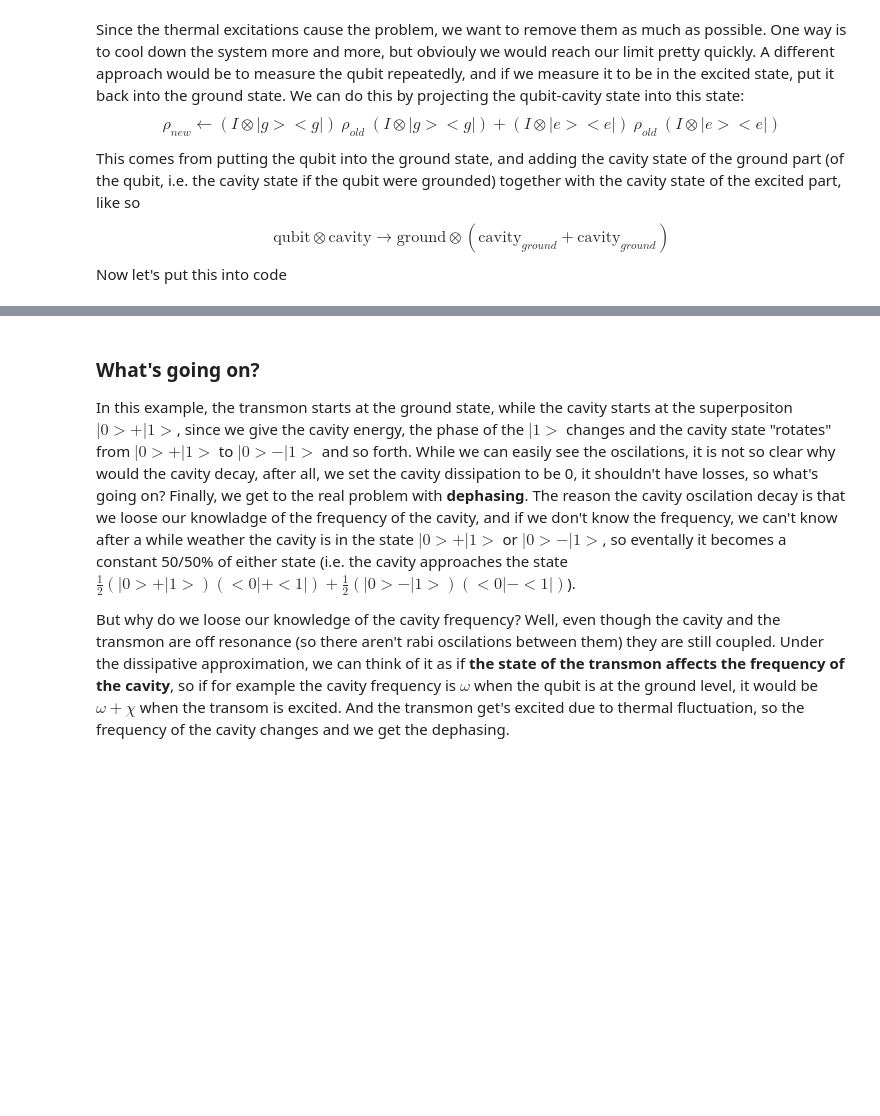
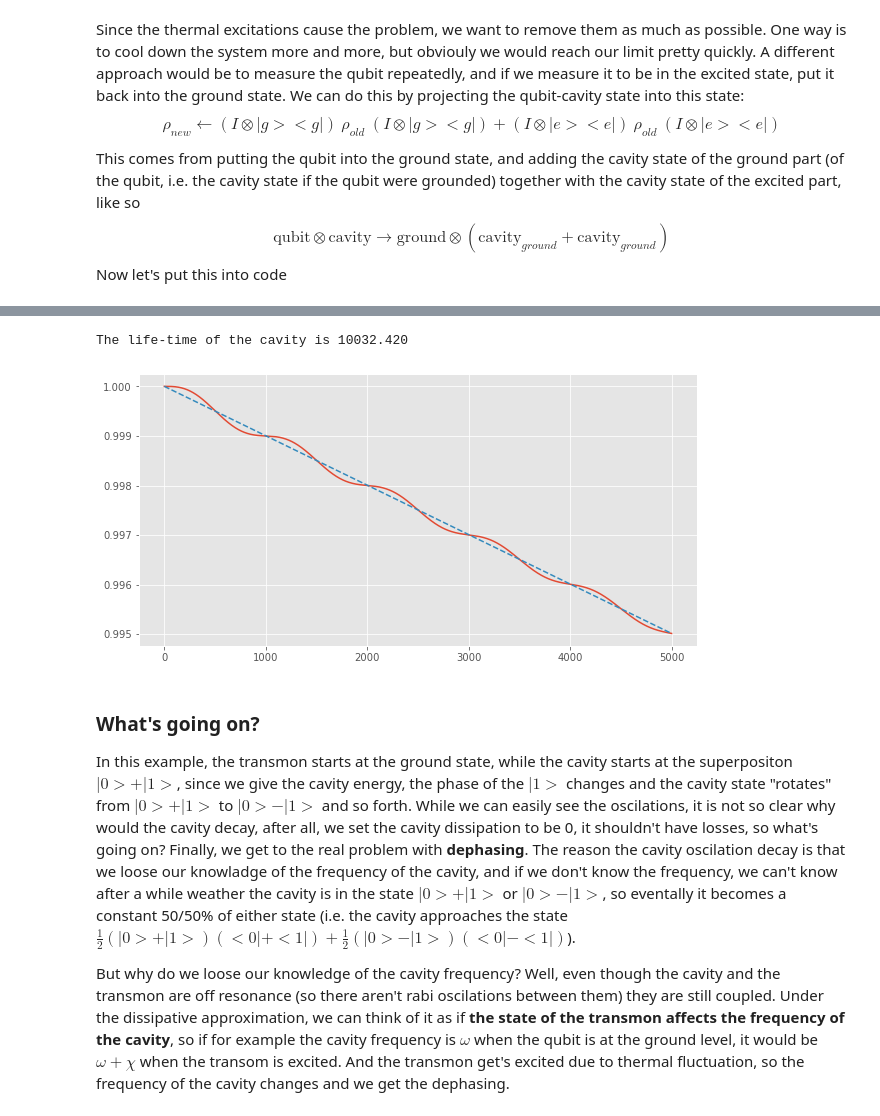
Before and after one commit to DanielCohenHillel/Cavity-Analysis, a Jupyter notebook: dephasing/dephasing.ipynb, the cells around one changed output, grey strips where cells are left out. Saved outputs shown, nothing was run; the diff lists cells and outputs as text; code cells hidden in the pictures; blank space fills up the shorter version.

```diff
--- a/dephasing/dephasing.ipynb
+++ b/dephasing/dephasing.ipynb
@@ -58,30 +51,26 @@ tlist = np.linspace(0, 1_000_000, 10_000)  # MUST: max(tlist) >> 1/chi
 #### 🔹 Defining Hamiltonian, initial state and operators
 # %%
 # intial state
-cav0  = (qt.basis(N, 1) + qt.basis(N, 0))/np.sqrt(2)
-qub0  = qt.basis(qub_lvls, 0)
-# psi0  = qt.ket2dm(qt.tensor(cav0, qub0))
-psi0  = qt.ket2dm(qt.tensor(cav0, qub0))
-psi_e = qt.ket2dm(qt.tensor(cav0, qt.basis(qub_lvls, 1)))
+cav0  = (qt.basis(N, 1) + qt.basis(N, 0))/np.sqrt(2)  # |0> + |1>
+qub0  = qt.basis(qub_lvls, 0)                         # |g>
 
-cav1  = (qt.basis(N, 0) - qt.basis(N, 1))/np.sqrt(2)  # |0>-|1>
+psi0  = qt.ket2dm(qt.tensor(cav0, qub0))  # |0> + |1> x |g>
 
-psi1  = qt.ket2dm(qt.tensor(cav1, qub0))              # |0>-|1> X |g>
-psi_1 = qt.ket2dm(qt.tensor(cav1, qt.basis(3,1)))     # |0>-|1> X |e>
+psi_e = qt.ket2dm(qt.tensor(cav0, qt.basis(qub_lvls, 1)))  # |0> + |1> x |e>
+psi_f = qt.ket2dm(qt.tensor(cav0, qt.basis(qub_lvls, 2)))  # |0> + |1> x |f>
 
 # operators
 a   = qt.tensor(qt.destroy(N), qt.qeye(qub_lvls))
+sm  = qt.tensor(qt.qeye(N), qt.destroy(qub_lvls))
+e   = qt.tensor(qt.qeye(N), qt.basis(qub_lvls, 1))
+f   = qt.tensor(qt.qeye(N), qt.basis(qub_lvls, 2))
+
 ad  = a.dag()
-sm  = qt.tensor(qt.qeye(N), qt.destroy(qub_lvls))
 smd = sm.dag()
-
-# Hamiltonian (no RWA) jayness cummings
-# chi_e*|e><e| + chi_f*|f><f| chi_f ~ 2*chi_e
-e = qt.tensor(qt.qeye(N), qt.basis(qub_lvls, 1))
 ed = e.dag()
-f = qt.tensor(qt.qeye(N), qt.basis(qub_lvls, 2))
 fd = f.dag()
 
+# Dispersive hamiltonian
 H = wc*ad*a + wa*smd*sm + ad*a*( chi_e*e*ed + chi_f * f*fd )  # Wc ad*a + Wa |e><e| + ad*a * (chi_e |e><e| + chi_f |f><f|)
 # %% [markdown]
 #### 🔹 Defining collapse operators
@@ -248,3 +135,12 @@ The mean life-time of the qubit is 10012.34 [Time units] (half-time=6940.03)
+# %%
+m = -(n[0]-n[-1])/tlist[-1]  #  Slope of the line from the first to the last point
+plt.figure(figsize=(10,5))
+plt.plot(n)
+plt.plot(m*tlist+n[0], '--')
+print(f'The life-time of the cavity is \33[35m\33[1m{-.5/m:.3f}\33[0m')
+# %% [output]
+The life-time of the cavity is 10032.420
+[figure, added]
 # %% [markdown]
 ### What's going on?
 In this example, the transmon starts at the ground state, while the cavity starts at the superpositon $|0> + |1>$, since we give the cavity energy, the phase of the $|1>$ changes and the cavity state "rotates" from $|0> + |1>$ to $|0> - |1>$ and so forth. While we can easily see the oscilations, it is not so clear why would the cavity decay, after all, we set the cavity dissipation to be 0, it shouldn't have losses, so what's going on? Finally, we get to the real problem with **dephasing**. The reason the cavity oscilation decay is that we loose our knowladge of the frequency of the cavity, and if we don't know the frequency, we can't know after a while weather the cavity is in the state $|0> + |1>$ or $|0> - |1>$, so eventally it becomes a constant 50/50% of either state (i.e. the cavity approaches the state $\frac{1}{2}(|0>+|1>)(<0|+<1|) + \frac{1}{2}(|0>-|1>)(<0|-<1|)$).
```
Also changed, not shown: parts of 47 cells of this notebook, 2 other files.
